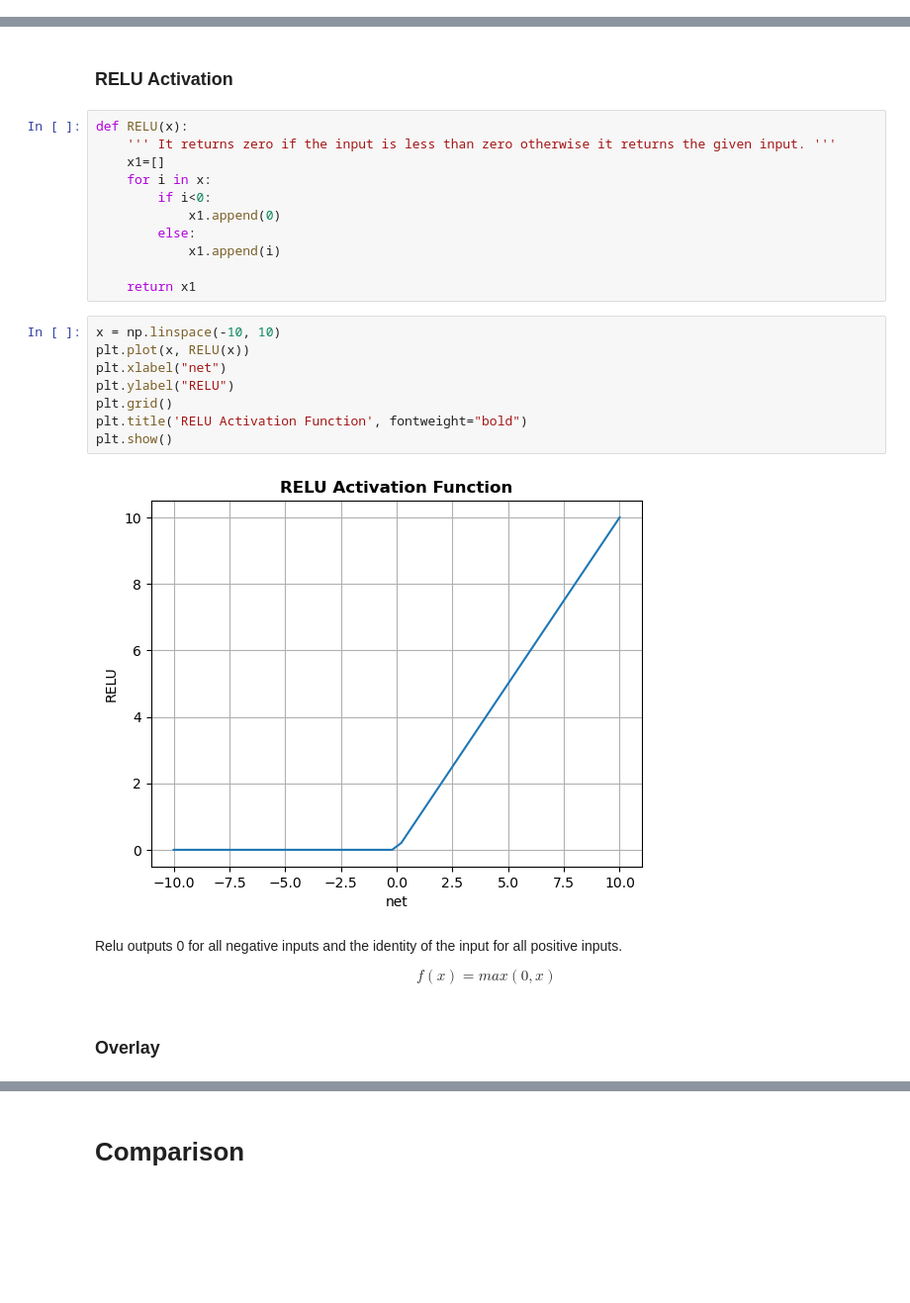
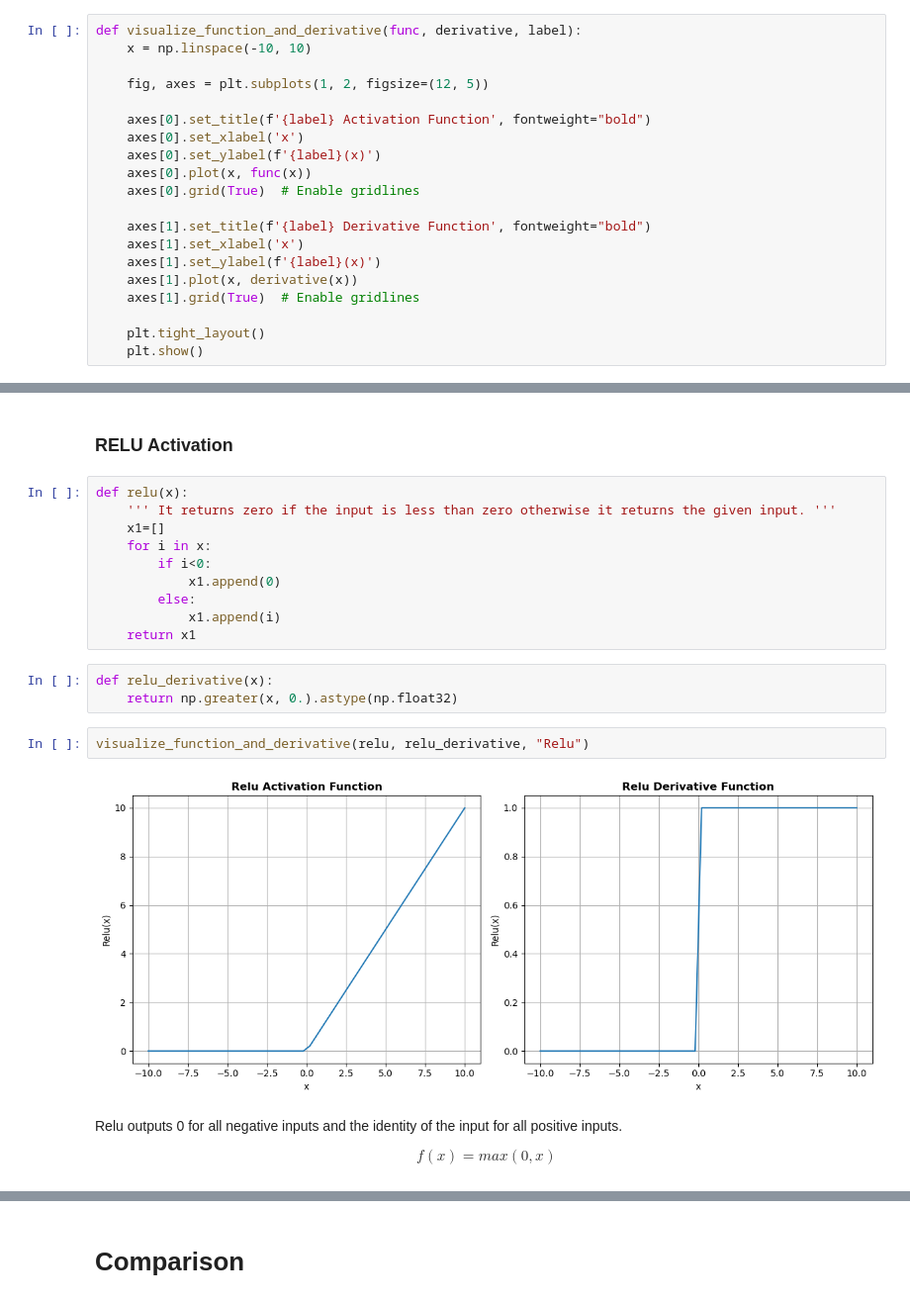
Before and after one commit to lucavella/SFML-project, a Jupyter notebook: anton_project.ipynb, the cells around one changed output, grey strips where cells are left out. Shown at 99% size. Cells and saved outputs as stored; diff of their text form; blank space fills up the shorter version.

```diff
--- a/anton_project.ipynb
+++ b/anton_project.ipynb
@@ -75,3 +77,23 @@ $$
+# %%
+def visualize_function_and_derivative(func, derivative, label):
+    x = np.linspace(-10, 10)
+
+    fig, axes = plt.subplots(1, 2, figsize=(12, 5))
+
+    axes[0].set_title(f'{label} Activation Function', fontweight="bold")
+    axes[0].set_xlabel('x')
+    axes[0].set_ylabel(f'{label}(x)')
+    axes[0].plot(x, func(x))
+    axes[0].grid(True)  # Enable gridlines
+
+    axes[1].set_title(f'{label} Derivative Function', fontweight="bold")
+    axes[1].set_xlabel('x')
+    axes[1].set_ylabel(f'{label}(x)')
+    axes[1].plot(x, derivative(x))
+    axes[1].grid(True)  # Enable gridlines
+
+    plt.tight_layout()
+    plt.show()
 # %% [markdown]
 ### Linear activation
 # %%
@@ -142,7 +154,7 @@ $$
 # %% [markdown]
 ### RELU Activation
 # %%
-def RELU(x):
+def relu(x):
     ''' It returns zero if the input is less than zero otherwise it returns the given input. '''
     x1=[]
     for i in x:
@@ -150,23 +162,17 @@ def RELU(x):
             x1.append(0)
         else:
             x1.append(i)
-
     return x1
+# %%
+def relu_derivative(x):
+    return np.greater(x, 0.).astype(np.float32)
 # %%
-x = np.linspace(-10, 10)
-plt.plot(x, RELU(x))
-plt.xlabel("net")
-plt.ylabel("RELU")
-plt.grid()
-plt.title('RELU Activation Function', fontweight="bold")
-plt.show()
+visualize_function_and_derivative(relu, relu_derivative, "Relu")
 # %% [output]
-[figure, old version]
+[figure, new version]
 # %% [markdown]
 Relu outputs 0 for all negative inputs and the identity of the input for all positive inputs.
 
 $$
 f(x) = max(0, x)
 $$
-# %% [markdown]
-### Overlay
```
Also changed, not shown: parts of 43 cells of this notebook.
